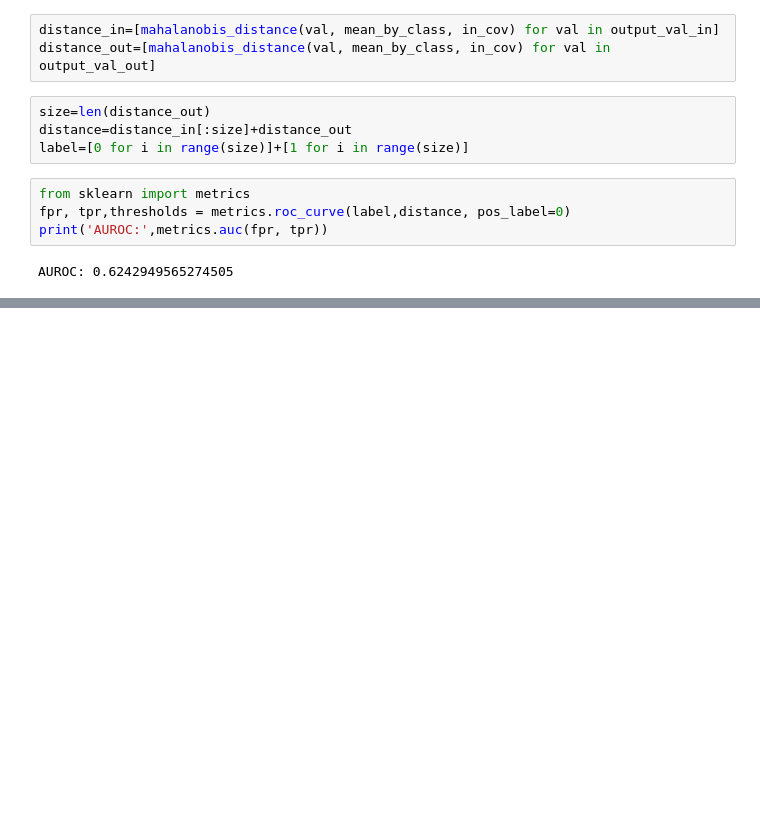
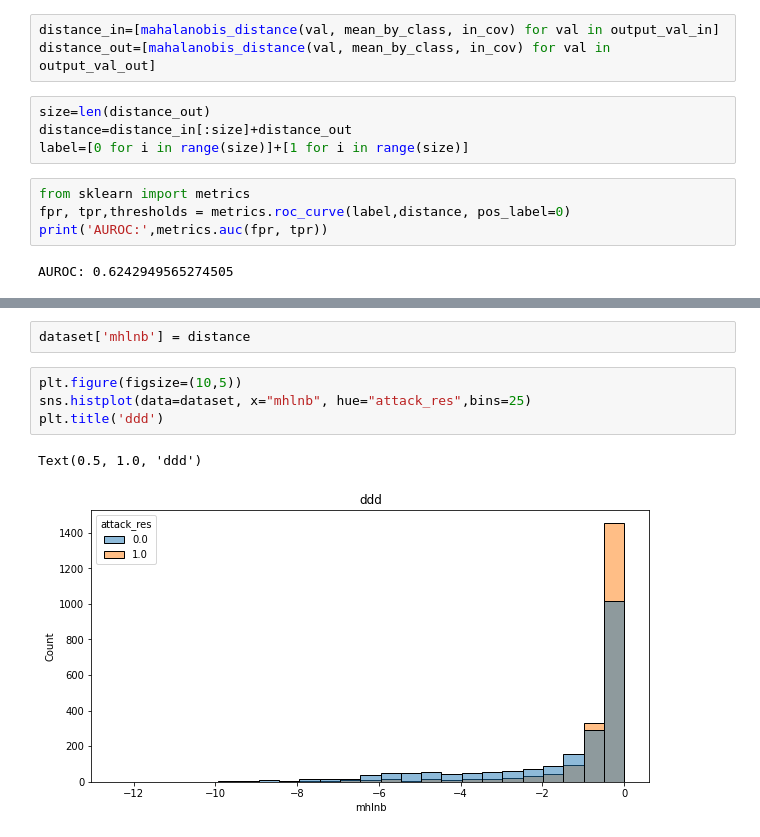
Before and after one commit to Tedonze/Adversarial_Attacks_NLP, a Jupyter notebook: odd_best_final.ipynb, the cells around one changed output, grey strips where cells are left out. Drawn from its saved outputs; the diff is of its cells as text; blank space fills up the shorter version.

```diff
--- a/odd_best_final.ipynb
+++ b/odd_best_final.ipynb
@@ -640,0 +648,9 @@ AUROC: 0.6242949565274505
+# %%
+dataset['mhlnb'] = distance
+# %%
+plt.figure(figsize=(10,5))
+sns.histplot(data=dataset, x="mhlnb", hue="attack_res",bins=25)
+plt.title('ddd')
+# %% [output]
+Text(0.5, 1.0, 'ddd')
+[figure, added]
```
Also changed, not shown: parts of 1 cell of this notebook, 1 other file.
